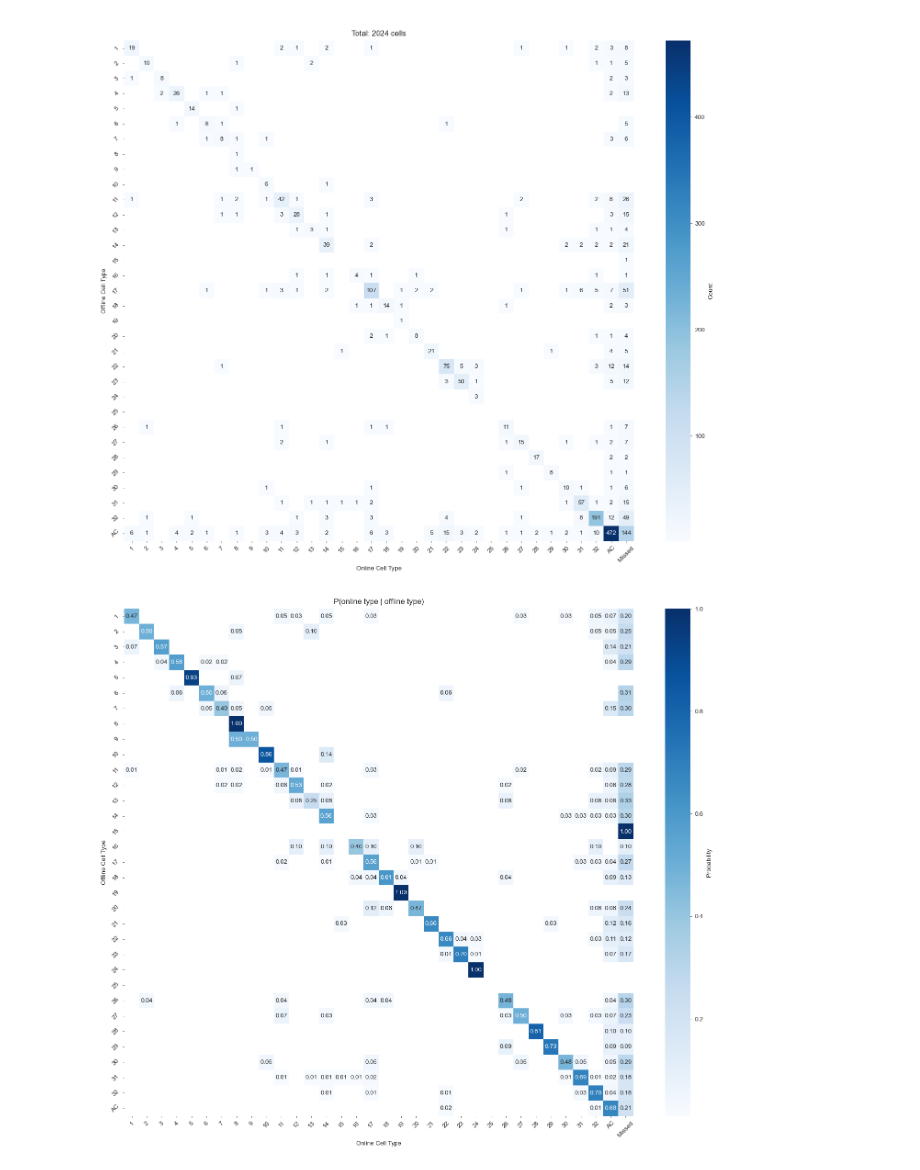
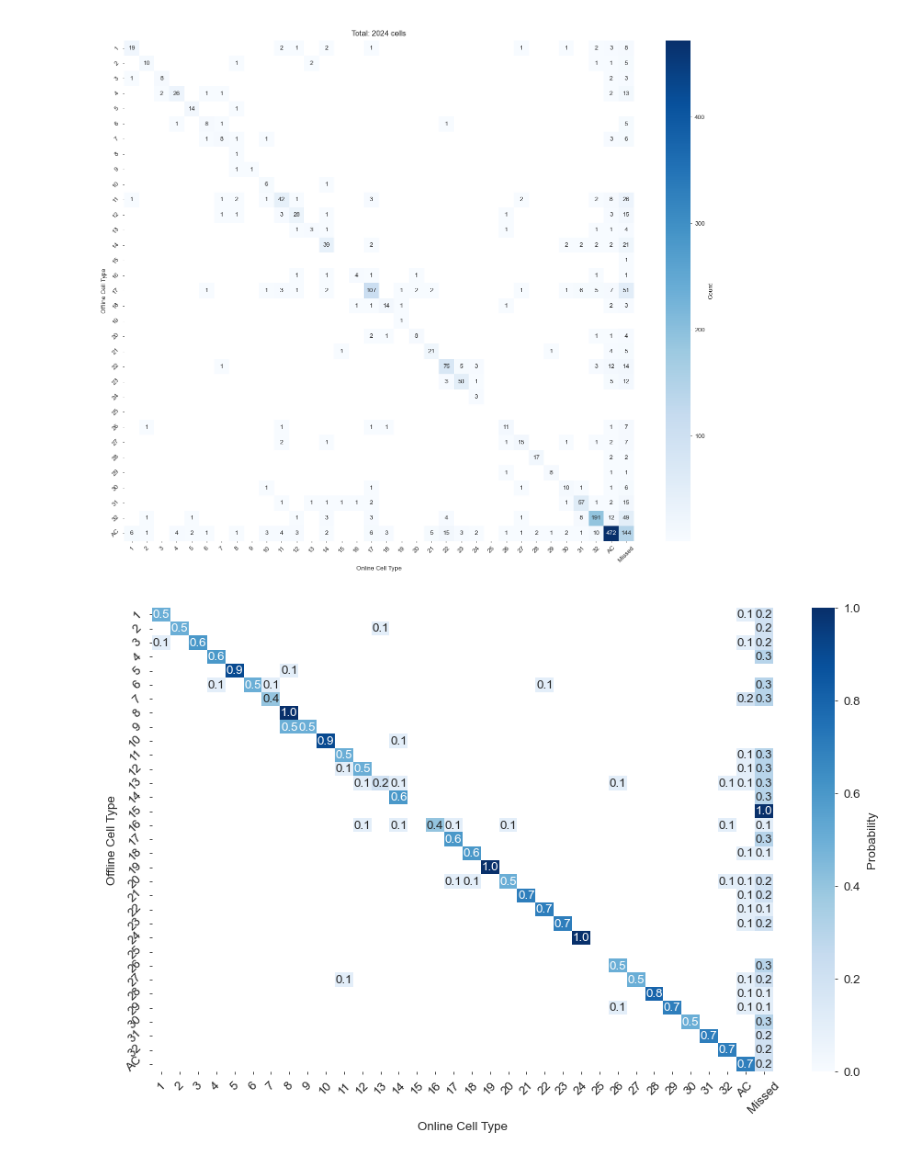
Before and after one commit to SamuelSuhai/model_in_the_loop, a Jupyter notebook: thesis/code/online_quality_and_celltype/plot_online_quality_type.ipynb, the cells around one changed output. Drawn from its saved outputs; the diff is of its cells as text; code cells hidden in the pictures.

```diff
--- a/thesis/code/online_quality_and_celltype/plot_online_quality_type.ipynb
+++ b/thesis/code/online_quality_and_celltype/plot_online_quality_type.ipynb
@@ -140,17 +143,28 @@ fig.savefig(os.path.join(ct_save_dir, "offline2online_celltype_confusion_matrix_
 # %%
 fig,ax = ut.plot_celltype_confusion_matrix(
     df=offline2online_celltype_df,
     offline_col='offline_cell_type',
     online_col='online_cell_type',
     max_type=32,
-    figsize=(12,10),
+    figsize=plotter.figsize_from_frac(1,2/3),
     plot_counts=False,
+    annot_fmt='.1f',
+    round_to=1,
     nan_strategy='group',
-    )#heatmap_kws={'vmin':0,'vmax':400})
+    heatmap_kws={'vmin':0.0,'vmax':1})
+
+# # Fix the annotations after creating the heatmap
+# for text in ax.texts:
+#     current_text = text.get_text()
+#     if current_text.startswith('0.'):
+#         if current_text != '0.0':
+#             text.set_text(current_text.replace('0.', '.'))
+#         else:
+#             text.remove()
 
 plotter.tight_layout()
-
+ax.set_title("")
 # save
 fig.savefig(os.path.join(ct_save_dir, "offline2online_celltype_confusion_matrix_probability.svg"))
 # %% [output]
-[figure, old version]
+[figure, new version]
```
Also changed, not shown: parts of 5 cells of this notebook, 9 other files.
